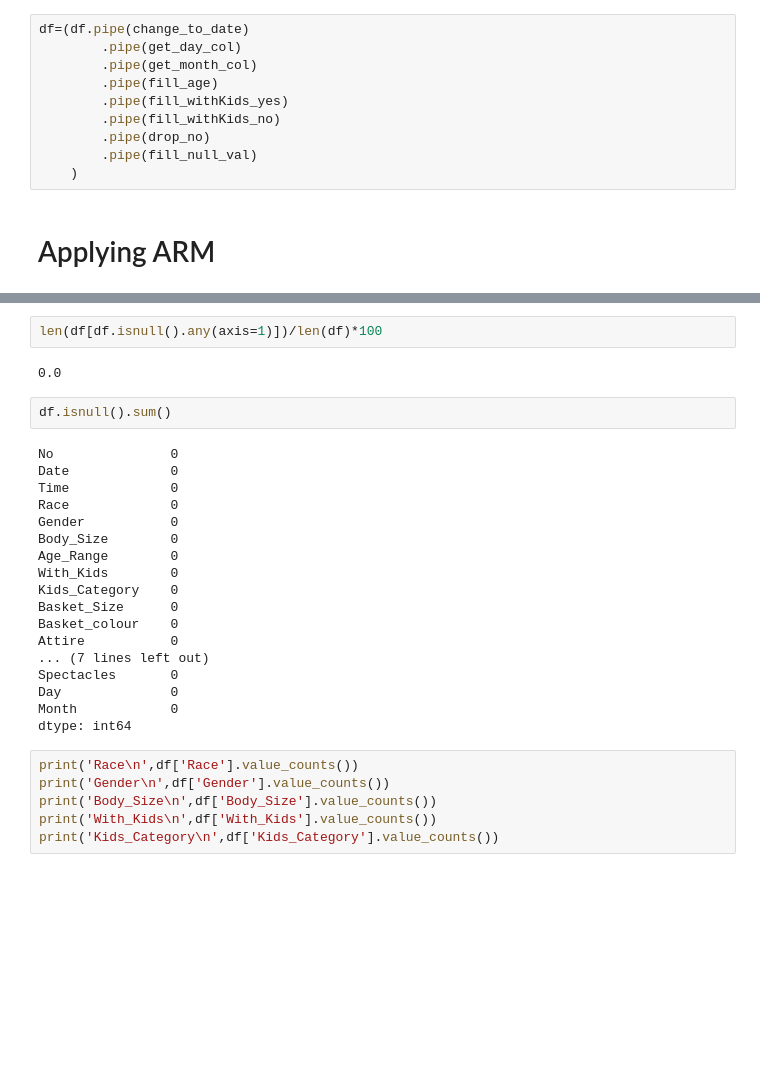
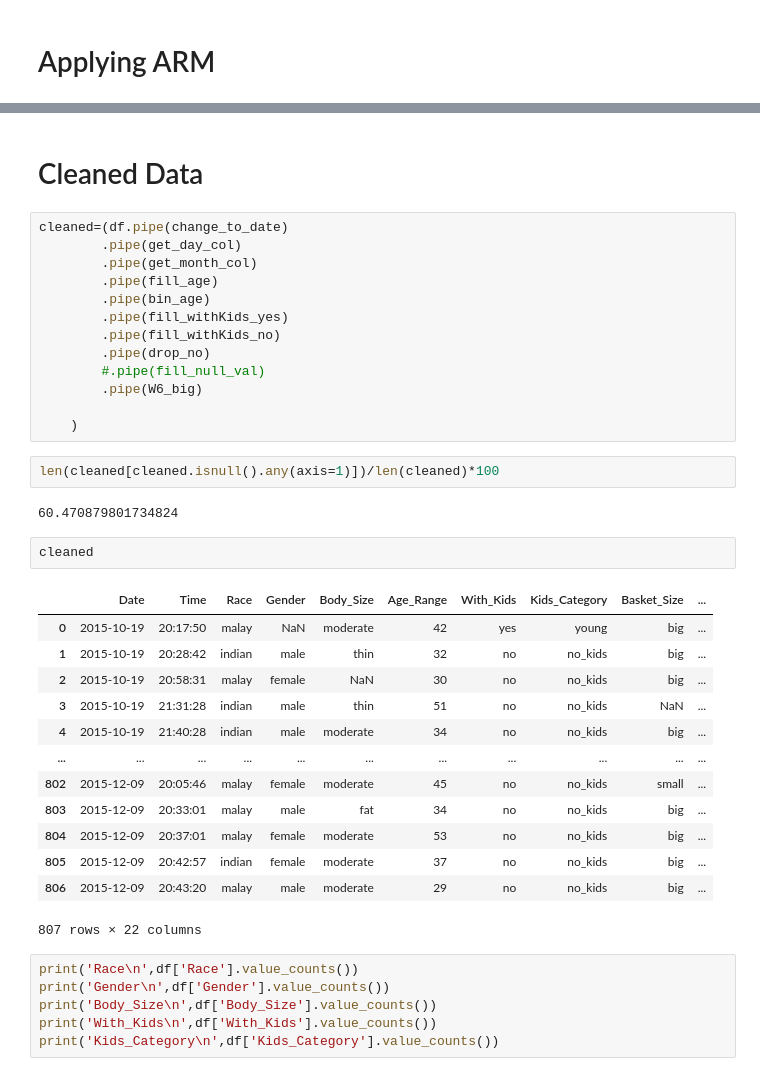
Before and after one commit to CRJoshuaa/Data-Mining-Project, a Jupyter notebook: Project_Joshuaa.ipynb, the cells around one changed output, grey strips where cells are left out. Cells and saved outputs as stored; diff of their text form; blank space fills up the shorter version.

```diff
--- a/Project_Joshuaa.ipynb
+++ b/Project_Joshuaa.ipynb
@@ -111,13 +125,3 @@ def select_arm(df):
-# %%
-df=(df.pipe(change_to_date)
-        .pipe(get_day_col)
-        .pipe(get_month_col)
-        .pipe(fill_age)
-        .pipe(fill_withKids_yes)
-        .pipe(fill_withKids_no)
-        .pipe(drop_no)
-        .pipe(fill_null_val)
-    )
 # %% [markdown]
 # Applying ARM
 # %%
@@ -240,27 +321,38 @@ Lift: 2.0683
+# %% [markdown]
+# Cleaned Data
+# %%
+cleaned=(df.pipe(change_to_date)
+        .pipe(get_day_col)
+        .pipe(get_month_col)
+        .pipe(fill_age)
+        .pipe(bin_age)
+        .pipe(fill_withKids_yes)
+        .pipe(fill_withKids_no)
+        .pipe(drop_no)
+        #.pipe(fill_null_val)
+        .pipe(W6_big)
+
+    )
 # %%
-len(df[df.isnull().any(axis=1)])/len(df)*100
+len(cleaned[cleaned.isnull().any(axis=1)])/len(cleaned)*100
 # %% [output]
-0.0
+60.470879801734824
-# %%
-df.isnull().sum()
-# %% [output]
-No               0
-Date             0
-Time             0
-Race             0
-Gender           0
-Body_Size        0
-Age_Range        0
-With_Kids        0
-Kids_Category    0
-Basket_Size      0
-Basket_colour    0
-Attire           0
-... (7 lines left out)
-Spectacles       0
-Day              0
-Month            0
-dtype: int64
+# %%
+cleaned
+# %% [output]
+|  | Date | Time | Race | Gender | Body_Size | Age_Range | With_Kids | Kids_Category | Basket_Size | ... |
+| 0 | 2015-10-19 | 20:17:50 | malay | NaN | moderate | 42 | yes | young | big | ... |
+| 1 | 2015-10-19 | 20:28:42 | indian | male | thin | 32 | no | no_kids | big | ... |
+| 2 | 2015-10-19 | 20:58:31 | malay | female | NaN | 30 | no | no_kids | big | ... |
+| 3 | 2015-10-19 | 21:31:28 | indian | male | thin | 51 | no | no_kids | NaN | ... |
+| 4 | 2015-10-19 | 21:40:28 | indian | male | moderate | 34 | no | no_kids | big | ... |
+| ... | ... | ... | ... | ... | ... | ... | ... | ... | ... | ... |
+| 802 | 2015-12-09 | 20:05:46 | malay | female | moderate | 45 | no | no_kids | small | ... |
+| 803 | 2015-12-09 | 20:33:01 | malay | male | fat | 34 | no | no_kids | big | ... |
+| 804 | 2015-12-09 | 20:37:01 | malay | female | moderate | 53 | no | no_kids | big | ... |
+| 805 | 2015-12-09 | 20:42:57 | indian | female | moderate | 37 | no | no_kids | big | ... |
+| 806 | 2015-12-09 | 20:43:20 | malay | male | moderate | 29 | no | no_kids | big | ... |
+807 rows × 22 columns
 # %%
 print('Race\n',df['Race'].value_counts())
 print('Gender\n',df['Gender'].value_counts())
```
Also changed, not shown: parts of 17 cells of this notebook.
